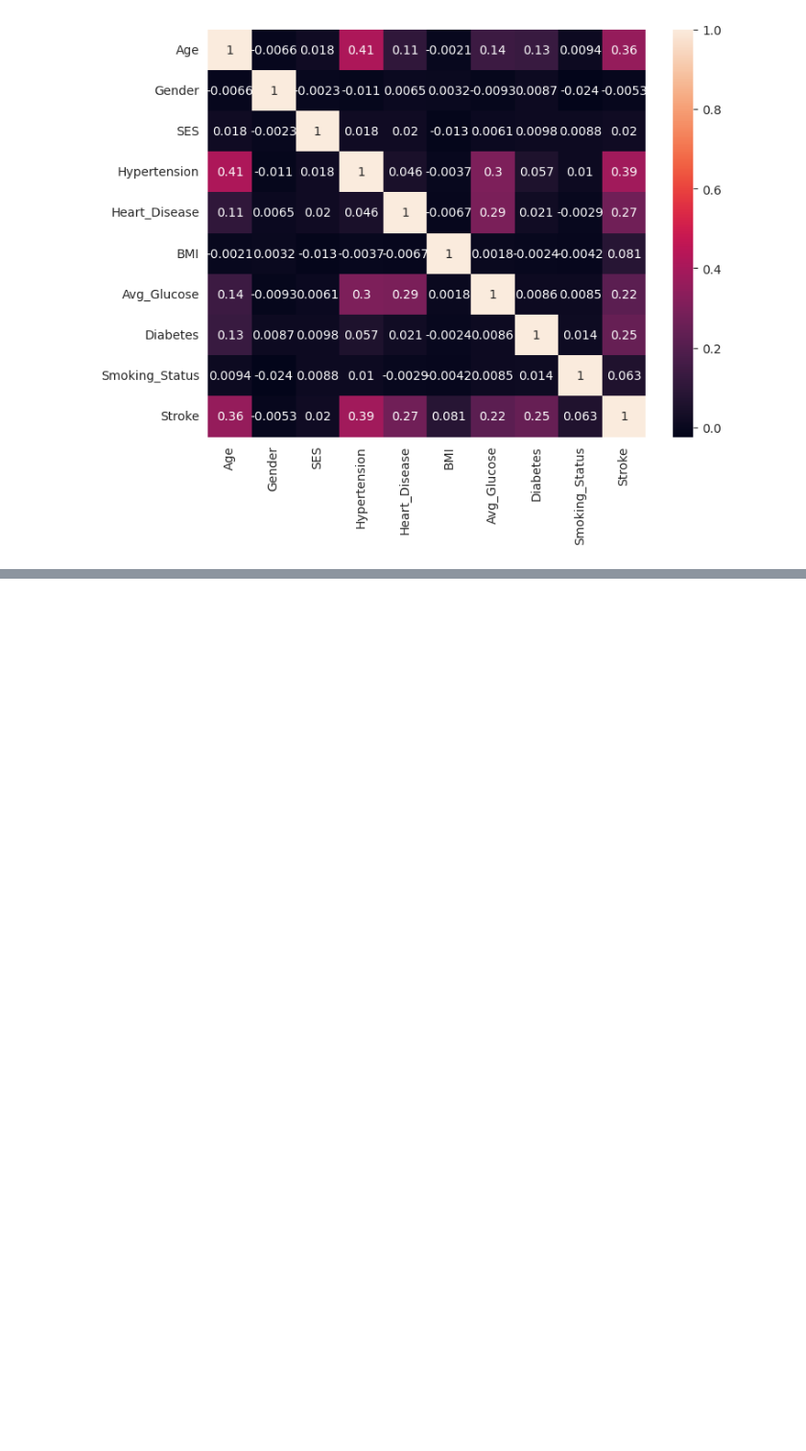
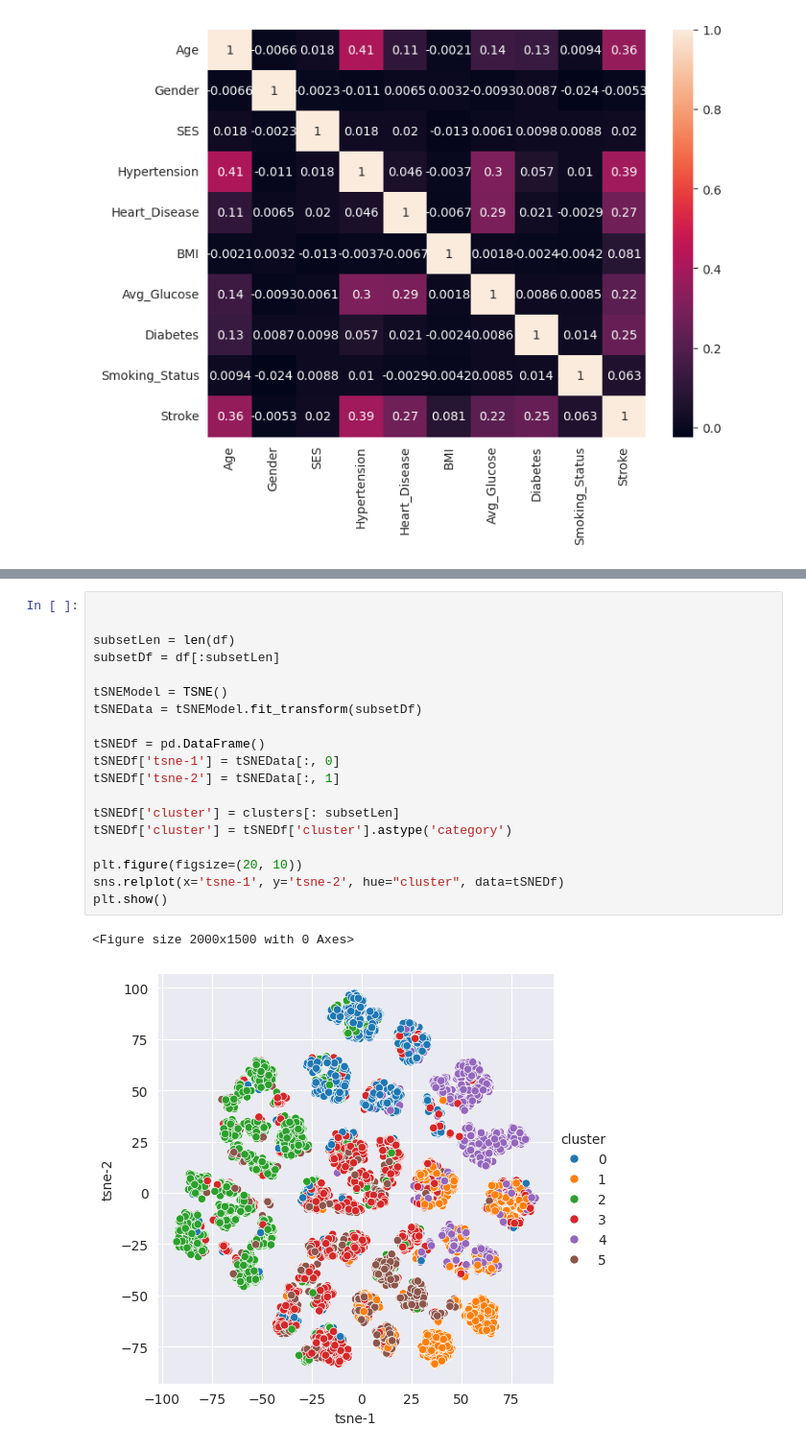
Before and after one commit to borisov-artem1/NeuroSystem, a Jupyter notebook: src/data_anal.ipynb, the cells around one changed output, grey strips where cells are left out. Shown at 96% size. Cells and saved outputs as stored; diff of their text form; blank space fills up the shorter version.

```diff
--- a/src/data_anal.ipynb
+++ b/src/data_anal.ipynb
@@ -164,0 +185,22 @@ plt.show()
+# %%
+
+
+subsetLen = len(df)
+subsetDf = df[:subsetLen]
+
+tSNEModel = TSNE()
+tSNEData = tSNEModel.fit_transform(subsetDf)
+
+tSNEDf = pd.DataFrame()
+tSNEDf['tsne-1'] = tSNEData[:, 0]
+tSNEDf['tsne-2'] = tSNEData[:, 1]
+
+tSNEDf['cluster'] = clusters[: subsetLen]
+tSNEDf['cluster'] = tSNEDf['cluster'].astype('category')
+
+plt.figure(figsize=(20, 10))
+sns.relplot(x='tsne-1', y='tsne-2', hue="cluster", data=tSNEDf)
+plt.show()
+# %% [output]
+<Figure size 2000x1500 with 0 Axes>
+[figure, added]
```
Also changed, not shown: parts of 4 cells of this notebook.
